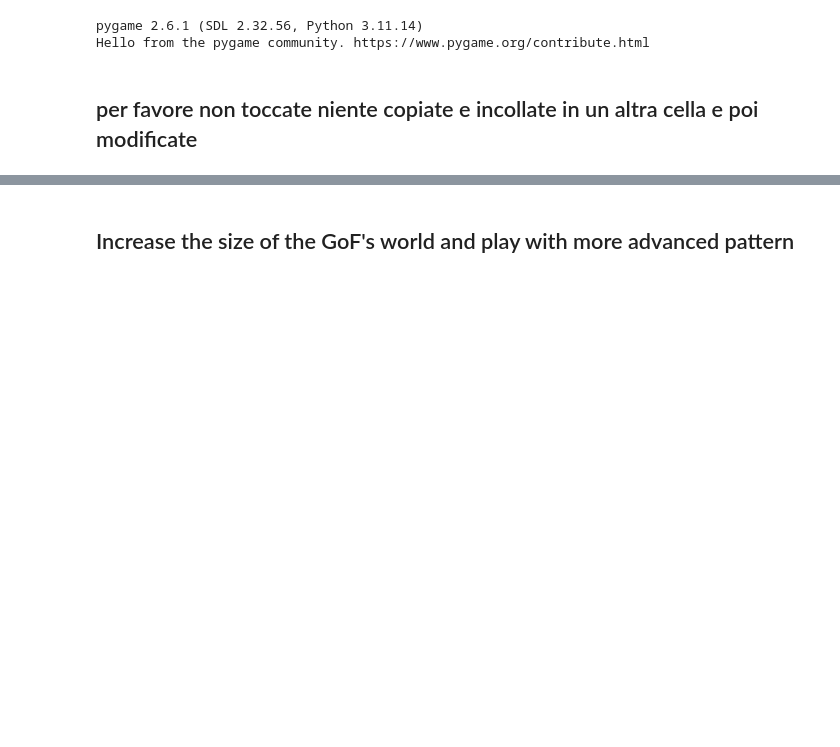
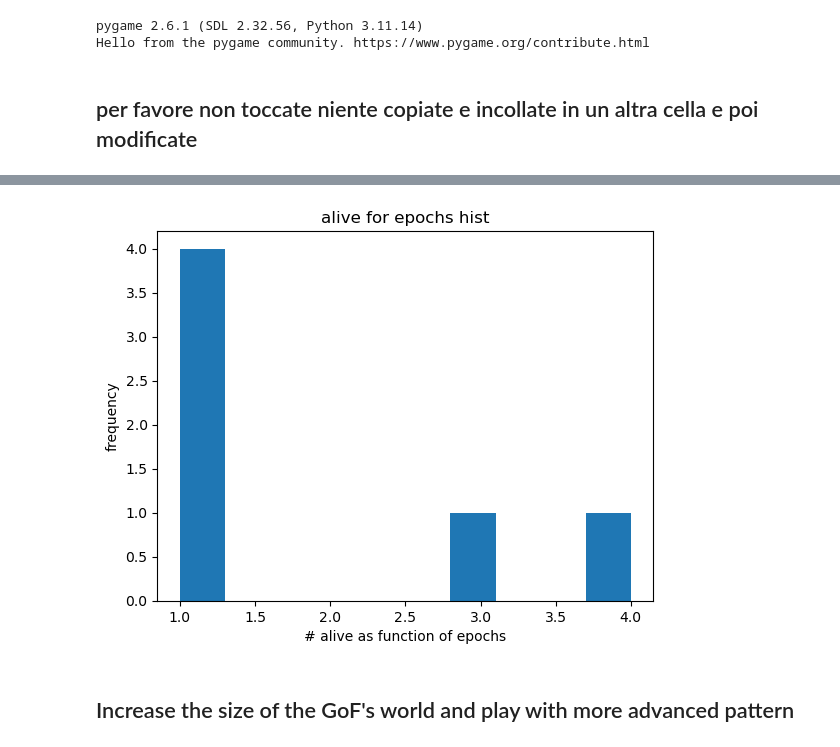
Before and after one commit to nicolomeneguzzo/LCP_project_GameofLife, a Jupyter notebook: Project-pygame.ipynb, the cells around one changed output, grey strips where cells are left out. Drawn from its saved outputs; the diff is of its cells as text; code cells hidden in the pictures; blank space fills up the shorter version.

```diff
--- a/Project-pygame.ipynb
+++ b/Project-pygame.ipynb
@@ -193,4 +193,13 @@ for i, (h, (pattern, count)) in enumerate(patterns.items(), 1):
 Pattern unici e frequenze:
+# %%
+plt.figure()
+plt.hist(history)
+plt.xlabel('# alive as function of epochs')
+plt.ylabel('frequency')
+plt.title('alive for epochs hist')
+plt.show()
+# %% [output]
+[figure, added]
 # %% [markdown]
 ## Increase the size of the GoF's world and play with more advanced pattern
 # %%
```
Also changed, not shown: parts of 2 cells of this notebook, 1 other file.
